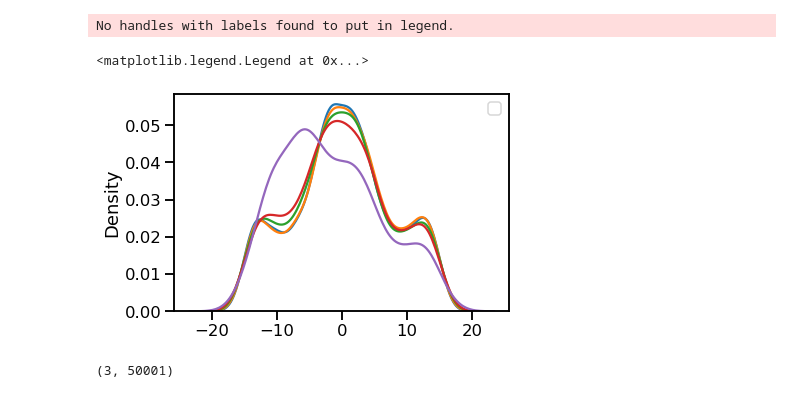
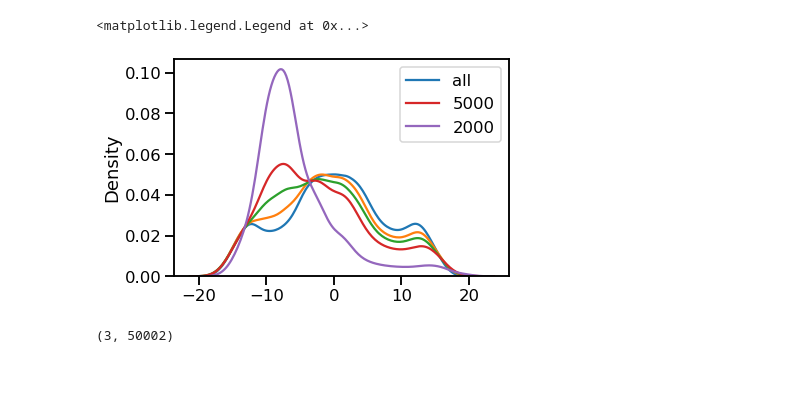
Before and after one commit to emconsta/desolve, a Jupyter notebook: notebooks/TestLorenz63.ipynb, the cells around one changed output. Drawn from its saved outputs; the diff is of its cells as text; code cells hidden in the pictures.

```diff
--- a/notebooks/TestLorenz63.ipynb
+++ b/notebooks/TestLorenz63.ipynb
@@ -16,15 +16,15 @@ rhs_e, rhs_i, u_ini, problem_setup, problem = ProblemsODE('Lorenz')
 solver.setup()
 solver.set_function_context(problem_setup['context'])
 solver.set_initial_solution(u_ini)
-#solver.set_method('GLEE-A9')
-solver.set_method('RK4')
+solver.set_method('GLEE-A9')
+#solver.set_method('RK3BS')
 
 if(rhs_i is not None):
     solver.set_rhs({'imex_explicit':rhs_e,'imex_implicit':rhs_i})
 else:
     solver.set_rhs(rhs_e)
 
-problem_setup['DT']=0.1
+problem_setup['DT']=0.01
 problem_setup['T_DURATION']['end']=5000.
 solver.set_duration(t_start=problem_setup['T_DURATION']['start'],
                     t_end=problem_setup['T_DURATION']['end'],
@@ -50,13 +62,12 @@ Solving Lorenz by using RK4
 # %%
 #sns.displot(data=penguins, x="flipper_length_mm", hue="species", col="sex", kind="kde")
 idx=0
-sns.kdeplot(np.transpose(u[idx,:]))
+sns.kdeplot(np.transpose(u[idx,:]),label='all')
 sns.kdeplot(np.transpose(u[idx,0:25000]))
 sns.kdeplot(np.transpose(u[idx,0:10000]))
-sns.kdeplot(np.transpose(u[idx,0:5000]))
-sns.kdeplot(np.transpose(u[idx,0:1000]))
+sns.kdeplot(np.transpose(u[idx,0:5000]),label='5000')
+sns.kdeplot(np.transpose(u[idx,0:2000]),label='2000')
 plt.legend()
 # %% [output]
-No handles with labels found to put in legend.
+<matplotlib.legend.Legend at 0x...>
-<matplotlib.legend.Legend at 0x...>
-[figure, old version]
+[figure, new version]
@@ -63,4 +80,4 @@ No handles with labels found to put in legend.
 # %%
 u.shape
 # %% [output]
-(3, 50001)
+(3, 50002)
```
Also changed, not shown: parts of 5 cells of this notebook.
